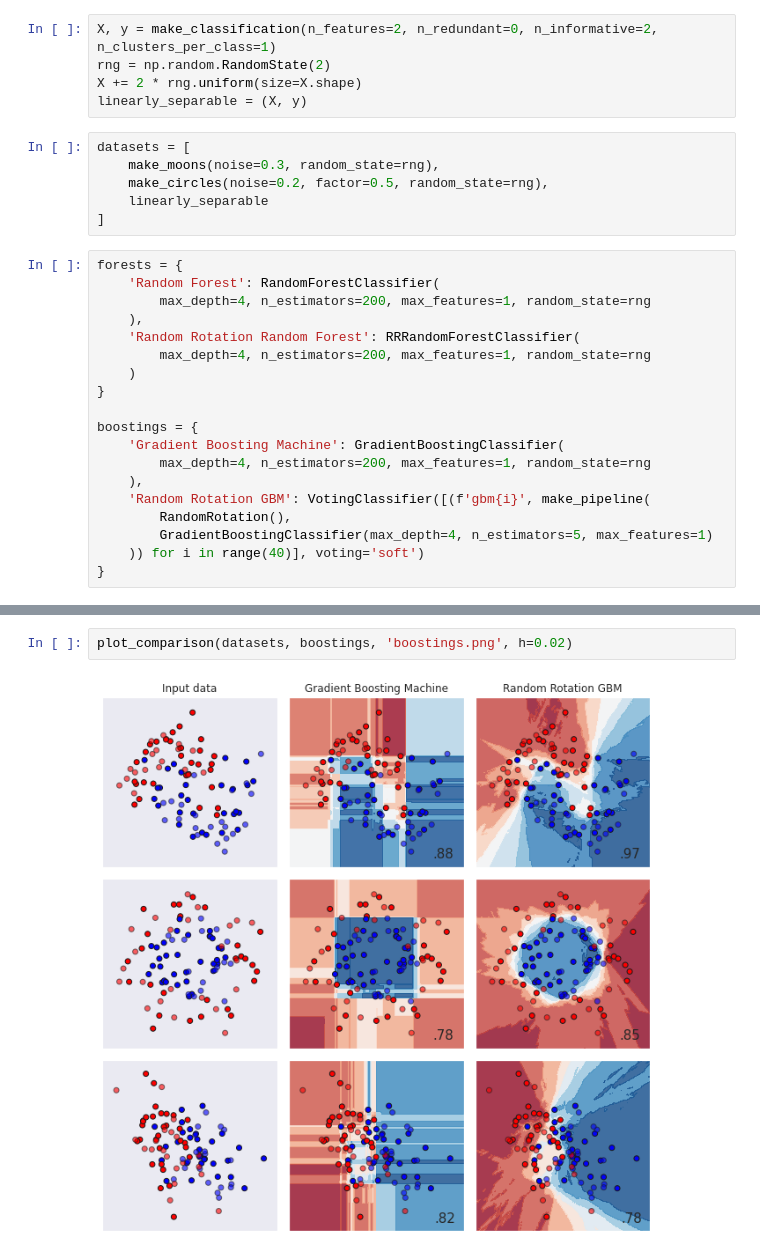
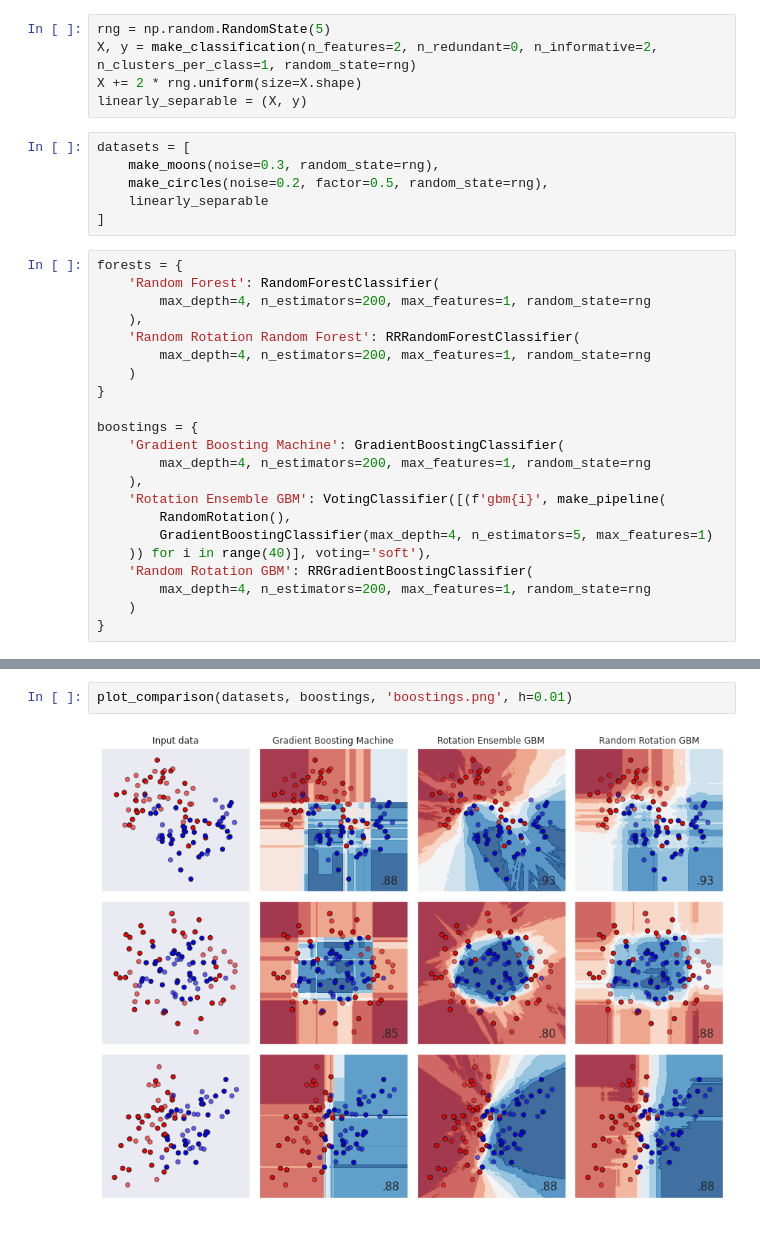
Before and after one commit to xopclabs/RandomRotationRandomForest, a Jupyter notebook: examples/classifier_comparison.ipynb, the cells around one changed output, grey strips where cells are left out. Cells and saved outputs as stored; diff of their text form.

Commit message:
Added gradient boosting

```diff
--- a/examples/classifier_comparison.ipynb
+++ b/examples/classifier_comparison.ipynb
@@ -90,8 +91,8 @@ def plot_comparison(datasets, classifiers, filename, h=0.01):
     plt.savefig(filename, dpi=300)
     plt.show()
 # %%
-X, y = make_classification(n_features=2, n_redundant=0, n_informative=2, n_clusters_per_class=1)
-rng = np.random.RandomState(2)
+rng = np.random.RandomState(5)
+X, y = make_classification(n_features=2, n_redundant=0, n_informative=2, n_clusters_per_class=1, random_state=rng)
 X += 2 * rng.uniform(size=X.shape)
 linearly_separable = (X, y)
 # %%
@@ -114,10 +115,13 @@ boostings = {
     'Gradient Boosting Machine': GradientBoostingClassifier(
         max_depth=4, n_estimators=200, max_features=1, random_state=rng
     ),
-    'Random Rotation GBM': VotingClassifier([(f'gbm{i}', make_pipeline(
+    'Rotation Ensemble GBM': VotingClassifier([(f'gbm{i}', make_pipeline(
         RandomRotation(),
         GradientBoostingClassifier(max_depth=4, n_estimators=5, max_features=1)
-    )) for i in range(40)], voting='soft')
+    )) for i in range(40)], voting='soft'),
+    'Random Rotation GBM': RRGradientBoostingClassifier(
+        max_depth=4, n_estimators=200, max_features=1, random_state=rng
+    )
 }
 # %%
 plot_comparison(datasets, forests, 'forests.png', h=0.02)
@@ -126,4 +130,4 @@ plot_comparison(datasets, forests, 'forests.png', h=0.02)
 # %%
-plot_comparison(datasets, boostings, 'boostings.png', h=0.02)
+plot_comparison(datasets, boostings, 'boostings.png', h=0.01)
 # %% [output]
-[figure, old version]
+[figure, new version]
```
Also changed, not shown: parts of 2 cells of this notebook, 6 other files.
